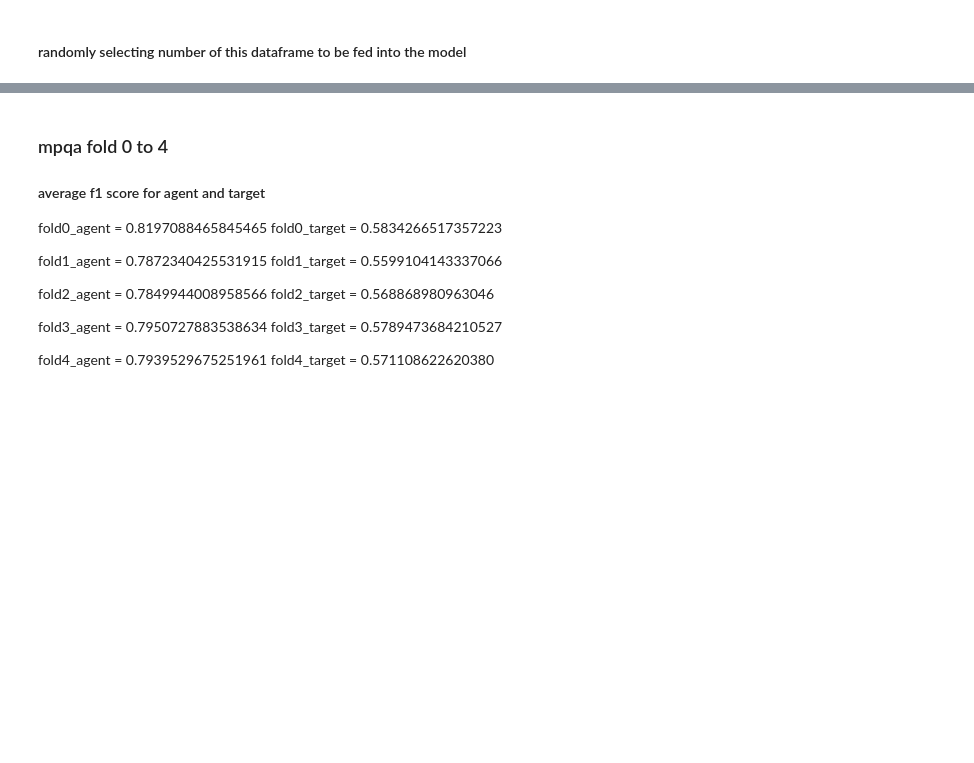
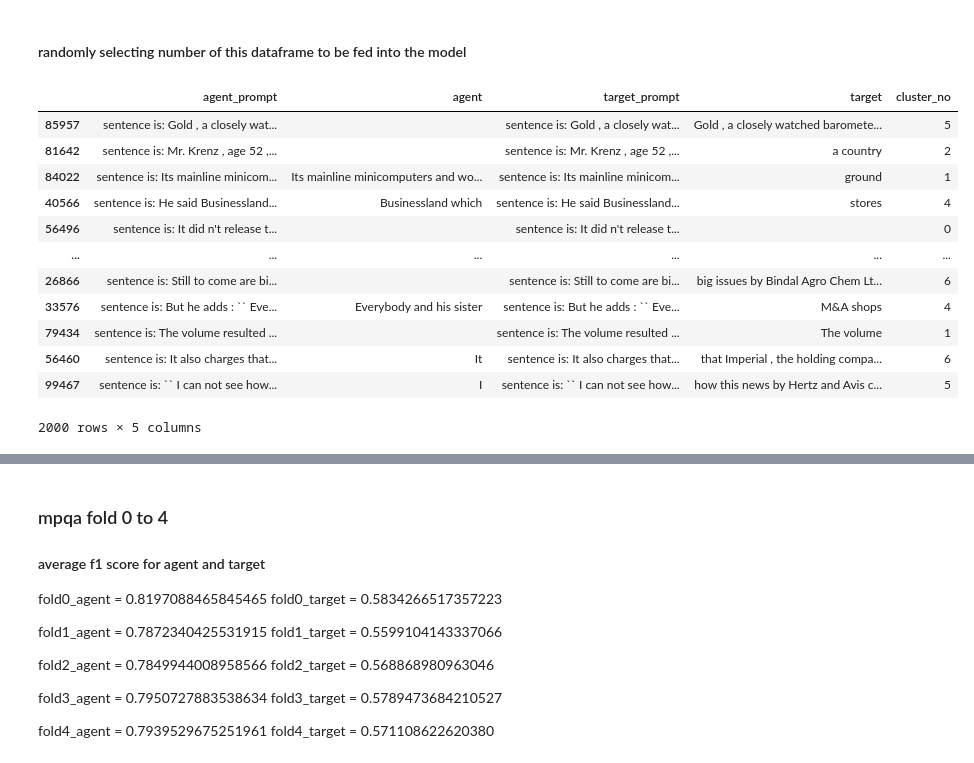
Before and after one commit to houman-nr/vigilant-umbrella, a Jupyter notebook: ORL_on_SRL_Multitask-Learning.ipynb, the cells around one changed output, grey strips where cells are left out. Cells and saved outputs as stored; diff of their text form; code cells hidden in the pictures; blank space fills up the shorter version.

```diff
--- a/ORL_on_SRL_Multitask-Learning.ipynb
+++ b/ORL_on_SRL_Multitask-Learning.ipynb
@@ -439,42 +459,56 @@ srl_df = pd.DataFrame({'agent_prompt': agent_prompts, 'agent': agents, 'target_p
 # %% [markdown]
 #### randomly selecting number of this dataframe to be fed into the model
 # %%
-def random_sample_df(df, num_rows, seed=None):
+def random_sample_df(df, num_rows, SEED=None):
     # Check if num_rows is larger than the available number of rows in the DataFrame
     if num_rows > len(df):
         raise ValueError(f"Requested {num_rows} rows, but the DataFrame only contains {len(df)} rows.")
 
     # Sample the DataFrame and return the result
-    sampled_df = df.sample(n=num_rows, random_state=seed)
+    sampled_df = df.sample(n=num_rows, random_state=SEED)
     return sampled_df
 
-def random_sample_from_all_clusters(df, num_rows_per_cluster, cluster_column, seed=None):
+def random_sample_from_all_clusters(df, num_rows_per_cluster, cluster_column, SEED=None):
     # Check if the cluster_column exists in the DataFrame
     if cluster_column not in df.columns:
         raise ValueError(f"Column '{cluster_column}' not found in DataFrame.")
 
     # Create an empty list to hold the sampled data for each cluster
     sampled_dfs = []
 
     # Group the DataFrame by the cluster column
     grouped = df.groupby(cluster_column)
 
     # Iterate over each cluster and sample rows
     for cluster, group in grouped:
         # Check if the group has enough rows to sample
         if len(group) < num_rows_per_cluster:
             raise ValueError(f"Cluster '{cluster}' has only {len(group)} rows, but {num_rows_per_cluster} were requested.")
 
         # Sample the rows from the current cluster
-        sampled_group = group.sample(n=num_rows_per_cluster, random_state=seed)
+        sampled_group = group.sample(n=num_rows_per_cluster, random_state=SEED)
         sampled_dfs.append(sampled_group)
 
     # Concatenate the sampled DataFrames for each cluster
     sampled_df = pd.concat(sampled_dfs).reset_index(drop=True)
 
     return sampled_df
 
 
-srl_train_2k = random_sample_from_all_clusters(srl_df, 200, 'cluster_no', seed)
+srl_train_2k = random_sample_df(srl_df, 2000, SEED)
 srl_train_2k
+# %% [output]
+|  | agent_prompt | agent | target_prompt | target | cluster_no |
+| 85957 | sentence is: Gold , a closely wat... |  | sentence is: Gold , a closely wat... | Gold , a closely watched baromete... | 5 |
+| 81642 | sentence is: Mr. Krenz , age 52 ,... |  | sentence is: Mr. Krenz , age 52 ,... | a country | 2 |
+| 84022 | sentence is: Its mainline minicom... | Its mainline minicomputers and wo... | sentence is: Its mainline minicom... | ground | 1 |
+| 40566 | sentence is: He said Businessland... | Businessland which | sentence is: He said Businessland... | stores | 4 |
+| 56496 | sentence is: It did n't release t... |  | sentence is: It did n't release t... |  | 0 |
+| ... | ... | ... | ... | ... | ... |
+| 26866 | sentence is: Still to come are bi... |  | sentence is: Still to come are bi... | big issues by Bindal Agro Chem Lt... | 6 |
+| 33576 | sentence is: But he adds : `` Eve... | Everybody and his sister | sentence is: But he adds : `` Eve... | M&A shops | 4 |
+| 79434 | sentence is: The volume resulted ... |  | sentence is: The volume resulted ... | The volume | 1 |
+| 56460 | sentence is: It also charges that... | It | sentence is: It also charges that... | that Imperial , the holding compa... | 6 |
+| 99467 | sentence is: `` I can not see how... | I | sentence is: `` I can not see how... | how this news by Hertz and Avis c... | 5 |
+2000 rows × 5 columns
 # %%
```
Also changed, not shown: parts of 14 cells of this notebook.
